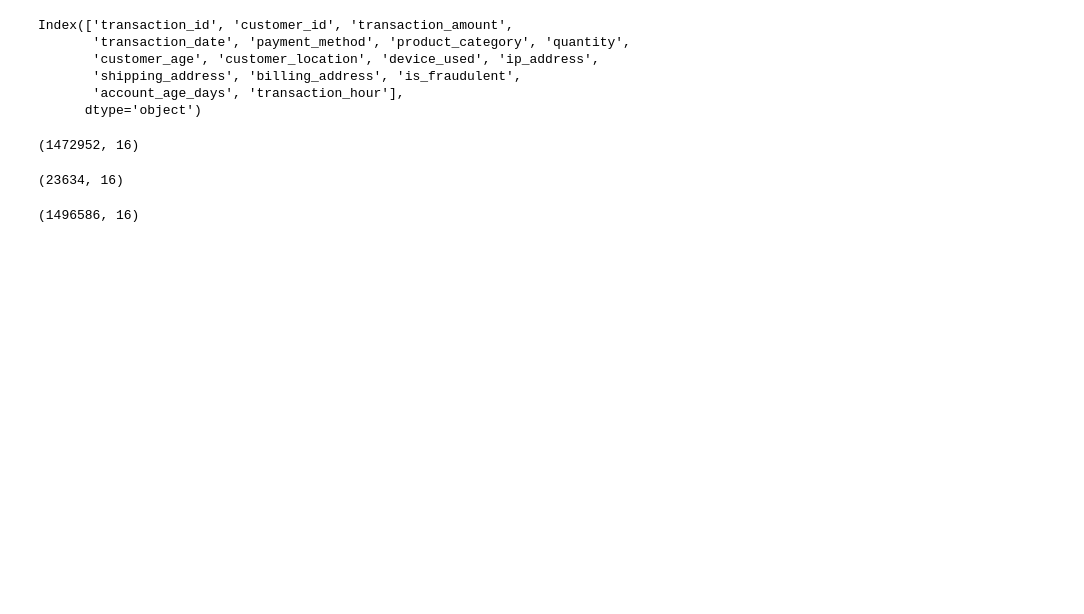
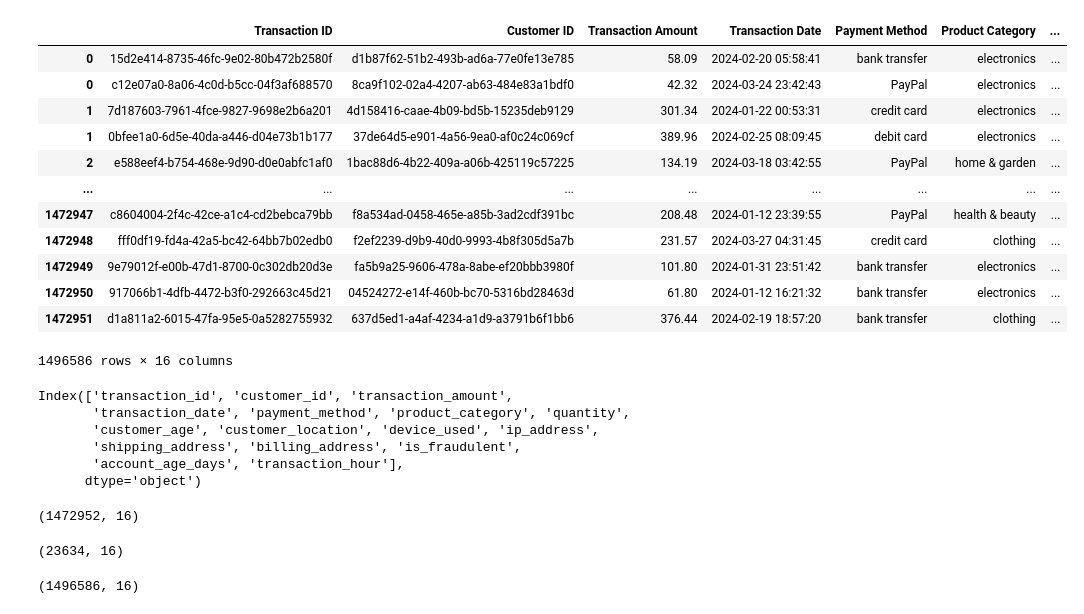
Before and after one commit to adamnowicki/fraud_detection, a Jupyter notebook: main_nb.ipynb, the cells around one changed output. Cells and saved outputs as stored; diff of their text form; code cells hidden in the pictures; blank space fills up the shorter version.

```diff
--- a/main_nb.ipynb
+++ b/main_nb.ipynb
@@ -18 +53,18 @@ df2 = pd.read_csv("Fraudulent_E-Commerce_Transaction_Data_2.csv")
+# %%
+df = df.sort_index()
+df
+# %% [output]
+|  | Transaction ID | Customer ID | Transaction Amount | Transaction Date | Payment Method | Product Category | ... |
+| 0 | 15d2e414-8735-46fc-9e02-80b472b2580f | d1b87f62-51b2-493b-ad6a-77e0fe13e785 | 58.09 | 2024-02-20 05:58:41 | bank transfer | electronics | ... |
+| 0 | c12e07a0-8a06-4c0d-b5cc-04f3af688570 | 8ca9f102-02a4-4207-ab63-484e83a1bdf0 | 42.32 | 2024-03-24 23:42:43 | PayPal | electronics | ... |
+| 1 | 7d187603-7961-4fce-9827-9698e2b6a201 | 4d158416-caae-4b09-bd5b-15235deb9129 | 301.34 | 2024-01-22 00:53:31 | credit card | electronics | ... |
+| 1 | 0bfee1a0-6d5e-40da-a446-d04e73b1b177 | 37de64d5-e901-4a56-9ea0-af0c24c069cf | 389.96 | 2024-02-25 08:09:45 | debit card | electronics | ... |
+| 2 | e588eef4-b754-468e-9d90-d0e0abfc1af0 | 1bac88d6-4b22-409a-a06b-425119c57225 | 134.19 | 2024-03-18 03:42:55 | PayPal | home & garden | ... |
+| ... | ... | ... | ... | ... | ... | ... | ... |
+| 1472947 | c8604004-2f4c-42ce-a1c4-cd2bebca79bb | f8a534ad-0458-465e-a85b-3ad2cdf391bc | 208.48 | 2024-01-12 23:39:55 | PayPal | health & beauty | ... |
+| 1472948 | fff0df19-fd4a-42a5-bc42-64bb7b02edb0 | f2ef2239-d9b9-40d0-9993-4b8f305d5a7b | 231.57 | 2024-03-27 04:31:45 | credit card | clothing | ... |
+| 1472949 | 9e79012f-e00b-47d1-8700-0c302db20d3e | fa5b9a25-9606-478a-8abe-ef20bbb3980f | 101.80 | 2024-01-31 23:51:42 | bank transfer | electronics | ... |
+| 1472950 | 917066b1-4dfb-4472-b3f0-292663c45d21 | 04524272-e14f-460b-bc70-5316bd28463d | 61.80 | 2024-01-12 16:21:32 | bank transfer | electronics | ... |
+| 1472951 | d1a811a2-6015-47fa-95e5-0a5282755932 | 637d5ed1-a4af-4234-a1d9-a3791b6f1bb6 | 376.44 | 2024-02-19 18:57:20 | bank transfer | clothing | ... |
+1496586 rows × 16 columns
 # %%
```
Also changed, not shown: parts of 25 cells of this notebook.
